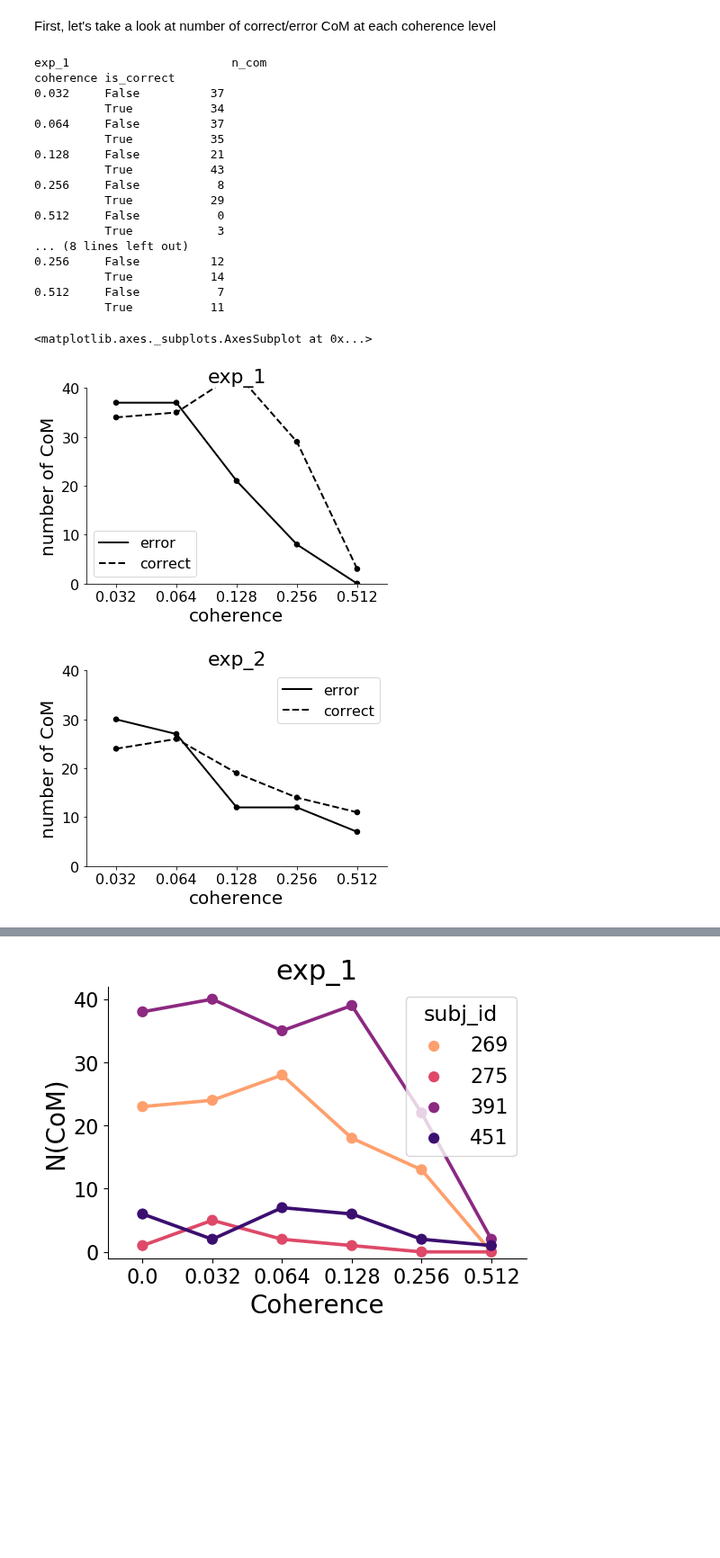
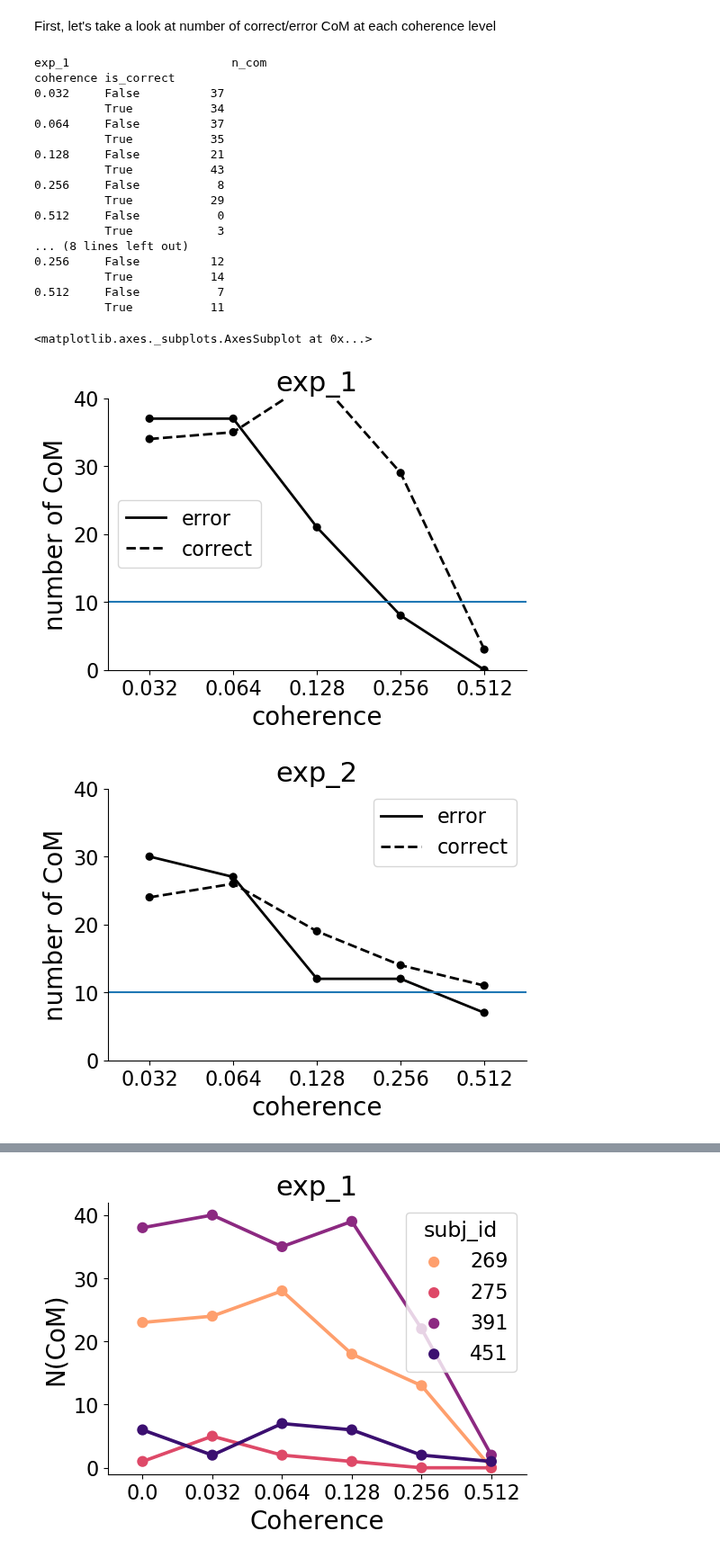
Before and after one commit to cherepaha/eyehandrdk, a Jupyter notebook: psychometrics.ipynb, the cells around one changed output, grey strips where cells are left out. Shown at 90% size. Cells and saved outputs as stored; diff of their text form; code cells hidden in the pictures; blank space fills up the shorter version.

```diff
--- a/psychometrics.ipynb
+++ b/psychometrics.ipynb
@@ -187,34 +188,35 @@ def plot_n_com_by_is_correct(c, exp, color='k'):
 
     print(exp, n_com)
 
+    ax.axhline(10)
     ax.set_xlabel('coherence')
     ax.set_ylabel('number of CoM')
     ax.set_ylim((0, 40))
     ax.legend(handles=ax.lines[::len(c.coherence.unique())+1], labels=['error','correct'])
     plt.title(exp)
     plt.savefig('figures/n_com_by_is_correct_%s' % (exp), bbox_inches='tight')
     return ax
 
 plot_n_com_by_is_correct(choices_1, exp_1)
 plot_n_com_by_is_correct(choices_2, exp_2)
 # %% [output]
 exp_1                       n_com
 coherence is_correct
 0.032     False          37
           True           34
 0.064     False          37
           True           35
 0.128     False          21
           True           43
 0.256     False           8
           True           29
 0.512     False           0
           True            3
 ... (8 lines left out)
 0.256     False          12
           True           14
 0.512     False           7
           True           11
 <matplotlib.axes._subplots.AxesSubplot at 0x...>
-[figure, old version]
+[figure, new version]
-[figure, old version]
+[figure, new version]
```
Also changed, not shown: parts of 10 cells of this notebook.
